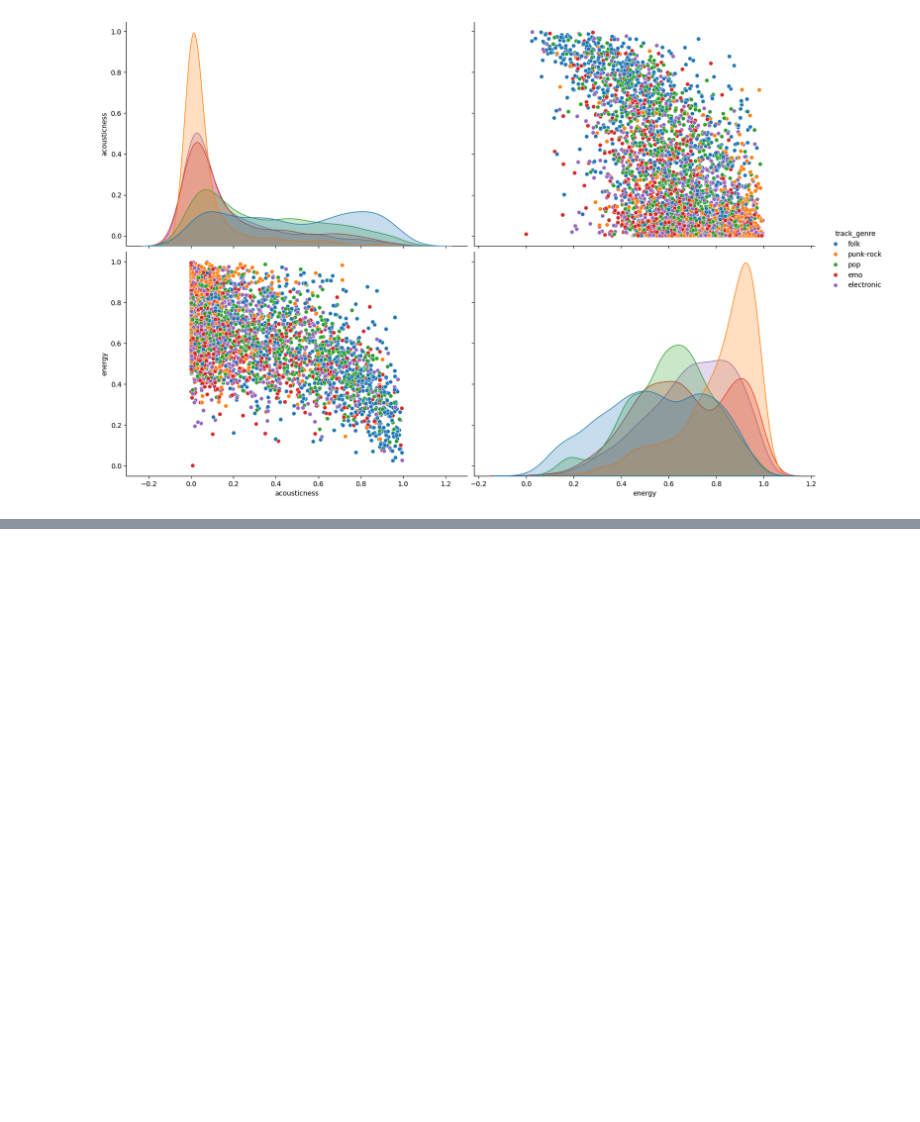
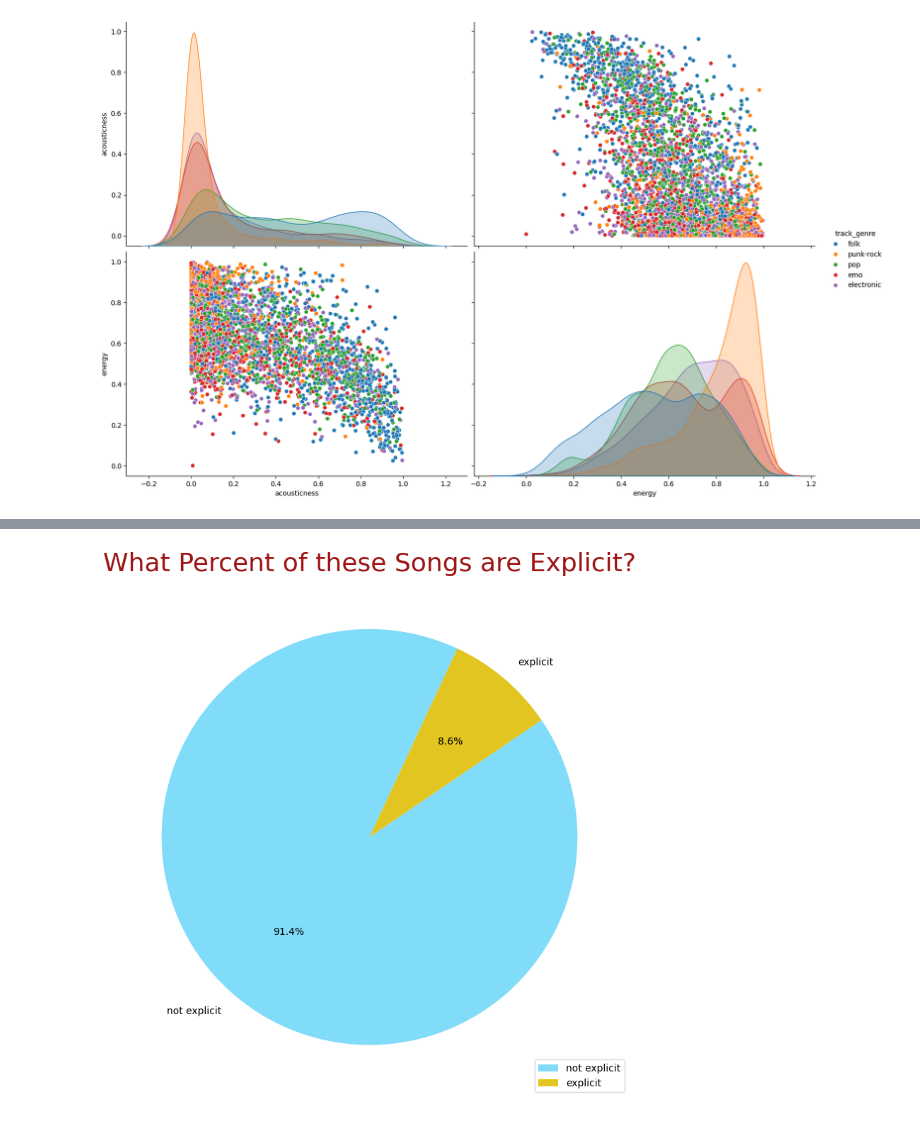
Before and after one commit to JessicaLindsey5514/spotify_eda_jessicalindsey, a Jupyter notebook: notebooks/walkthrough.ipynb, the cells around one changed output, grey strips where cells are left out. Drawn from its saved outputs; the diff is of its cells as text; code cells hidden in the pictures; blank space fills up the shorter version.

```diff
--- a/notebooks/walkthrough.ipynb
+++ b/notebooks/walkthrough.ipynb
@@ -204,0 +264,32 @@ sns.pairplot(df_sample[['acousticness', 'energy', 'track_genre']], height=5, asp
+# %%
+
+
+explicit= df['explicit'].value_counts()
+
+
+plt.figure(figsize= (8,8))
+
+plt.pie(
+    explicit,
+    labels=('not explicit', 'explicit'),
+    startangle= 65,
+    colors=["#80dcf8", "#e2c521"],
+    autopct= "%1.1f%%"
+    )
+
+plt.title("What Percent of these Songs are Explicit?", fontsize= 26, color= "#9e1414")
+
+
+
+plt.legend(
+    labels= None,
+    loc="lower right"
+    )
+
+
+plt.tight_layout()
+
+plt.savefig('../plots/explicitsongpercent.png')
+plt.show()
+# %% [output]
+[figure, added]
```
Also changed, not shown: parts of 3 cells of this notebook.
